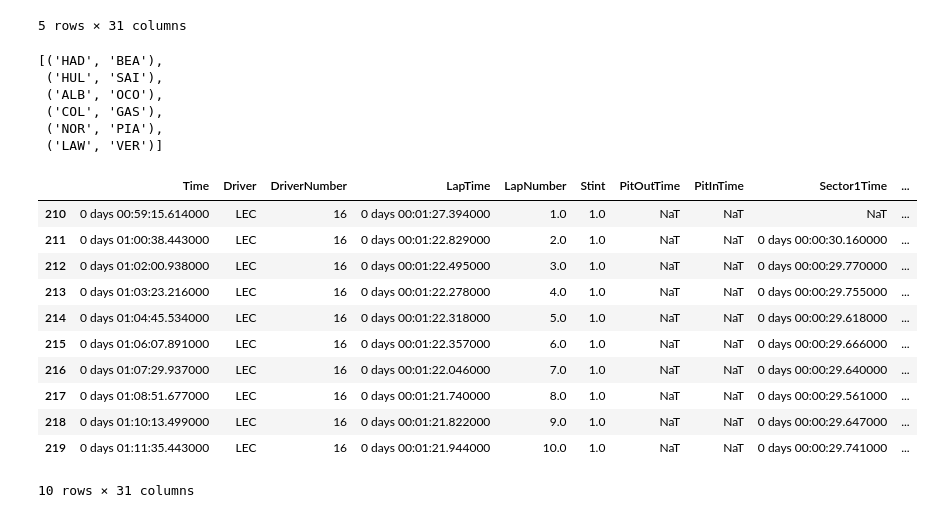
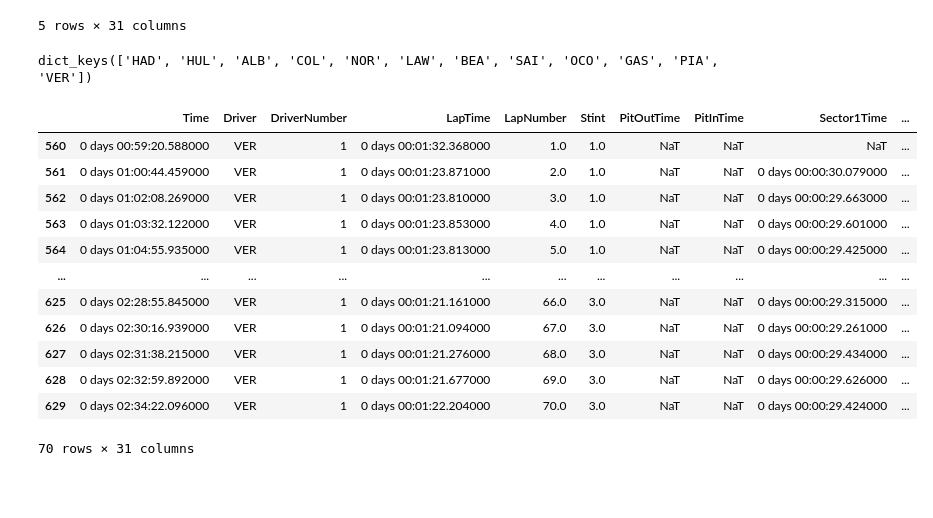
Before and after one commit to Mohandas-KJ/Slipstream-F1, a Jupyter notebook: 2026_Hungary_GP/notebooks/01_results_and_laps.ipynb, the cells around one changed output. Saved outputs shown, nothing was run; the diff lists cells and outputs as text; code cells hidden in the pictures; blank space fills up the shorter version.

```diff
--- a/2026_Hungary_GP/notebooks/01_results_and_laps.ipynb
+++ b/2026_Hungary_GP/notebooks/01_results_and_laps.ipynb
@@ -355,33 +348,26 @@ R_Laps.head(5)
 | 4 | 0 days 01:04:51.043000 | NOR | 4 | 0 days 00:01:22.639000 | 5.0 | 1.0 | NaT | NaT | 0 days 00:00:29.930000 | ... |
 5 rows × 31 columns
 # %%
-toppers,data= battle.find_top_battles(R_Laps,n=6)
-data
+drivers,rivals = battle.find_top_battles(R_Laps,n=6)
-# %% [output]
-[('HAD', 'BEA'),
- ('HUL', 'SAI'),
- ('ALB', 'OCO'),
- ('COL', 'GAS'),
- ('NOR', 'PIA'),
- ('LAW', 'VER')]
 # %%
 # Import Drivers
-hul,oco,nor,pia,lec,ham = slipclassify.pick_athletes(R_Laps,["HUL","OCO","NOR","PIA","LEC","HAM"])
+contenders = slipclassify.select_drivers(R_Laps,drivers)
 
-# Test
-lec.head(10)
+contenders["VER"]
 # %% [output]
+dict_keys(['HAD', 'HUL', 'ALB', 'COL', 'NOR', 'LAW', 'BEA', 'SAI', 'OCO', 'GAS', 'PIA', 'VER'])
 |  | Time | Driver | DriverNumber | LapTime | LapNumber | Stint | PitOutTime | PitInTime | Sector1Time | ... |
-| 210 | 0 days 00:59:15.614000 | LEC | 16 | 0 days 00:01:27.394000 | 1.0 | 1.0 | NaT | NaT | NaT | ... |
-| 211 | 0 days 01:00:38.443000 | LEC | 16 | 0 days 00:01:22.829000 | 2.0 | 1.0 | NaT | NaT | 0 days 00:00:30.160000 | ... |
-| 212 | 0 days 01:02:00.938000 | LEC | 16 | 0 days 00:01:22.495000 | 3.0 | 1.0 | NaT | NaT | 0 days 00:00:29.770000 | ... |
-| 213 | 0 days 01:03:23.216000 | LEC | 16 | 0 days 00:01:22.278000 | 4.0 | 1.0 | NaT | NaT | 0 days 00:00:29.755000 | ... |
-| 214 | 0 days 01:04:45.534000 | LEC | 16 | 0 days 00:01:22.318000 | 5.0 | 1.0 | NaT | NaT | 0 days 00:00:29.618000 | ... |
-| 215 | 0 days 01:06:07.891000 | LEC | 16 | 0 days 00:01:22.357000 | 6.0 | 1.0 | NaT | NaT | 0 days 00:00:29.666000 | ... |
-| 216 | 0 days 01:07:29.937000 | LEC | 16 | 0 days 00:01:22.046000 | 7.0 | 1.0 | NaT | NaT | 0 days 00:00:29.640000 | ... |
-| 217 | 0 days 01:08:51.677000 | LEC | 16 | 0 days 00:01:21.740000 | 8.0 | 1.0 | NaT | NaT | 0 days 00:00:29.561000 | ... |
-| 218 | 0 days 01:10:13.499000 | LEC | 16 | 0 days 00:01:21.822000 | 9.0 | 1.0 | NaT | NaT | 0 days 00:00:29.647000 | ... |
-| 219 | 0 days 01:11:35.443000 | LEC | 16 | 0 days 00:01:21.944000 | 10.0 | 1.0 | NaT | NaT | 0 days 00:00:29.741000 | ... |
+| 560 | 0 days 00:59:20.588000 | VER | 1 | 0 days 00:01:32.368000 | 1.0 | 1.0 | NaT | NaT | NaT | ... |
+| 561 | 0 days 01:00:44.459000 | VER | 1 | 0 days 00:01:23.871000 | 2.0 | 1.0 | NaT | NaT | 0 days 00:00:30.079000 | ... |
+| 562 | 0 days 01:02:08.269000 | VER | 1 | 0 days 00:01:23.810000 | 3.0 | 1.0 | NaT | NaT | 0 days 00:00:29.663000 | ... |
+| 563 | 0 days 01:03:32.122000 | VER | 1 | 0 days 00:01:23.853000 | 4.0 | 1.0 | NaT | NaT | 0 days 00:00:29.601000 | ... |
+| 564 | 0 days 01:04:55.935000 | VER | 1 | 0 days 00:01:23.813000 | 5.0 | 1.0 | NaT | NaT | 0 days 00:00:29.425000 | ... |
+| ... | ... | ... | ... | ... | ... | ... | ... | ... | ... | ... |
+| 625 | 0 days 02:28:55.845000 | VER | 1 | 0 days 00:01:21.161000 | 66.0 | 3.0 | NaT | NaT | 0 days 00:00:29.315000 | ... |
+| 626 | 0 days 02:30:16.939000 | VER | 1 | 0 days 00:01:21.094000 | 67.0 | 3.0 | NaT | NaT | 0 days 00:00:29.261000 | ... |
+| 627 | 0 days 02:31:38.215000 | VER | 1 | 0 days 00:01:21.276000 | 68.0 | 3.0 | NaT | NaT | 0 days 00:00:29.434000 | ... |
+| 628 | 0 days 02:32:59.892000 | VER | 1 | 0 days 00:01:21.677000 | 69.0 | 3.0 | NaT | NaT | 0 days 00:00:29.626000 | ... |
+| 629 | 0 days 02:34:22.096000 | VER | 1 | 0 days 00:01:22.204000 | 70.0 | 3.0 | NaT | NaT | 0 days 00:00:29.424000 | ... |
-10 rows × 31 columns
+70 rows × 31 columns
 # %%
 # Plot showing the 2 Contenders
```
Also changed, not shown: parts of 4 cells of this notebook, 1 other file.
